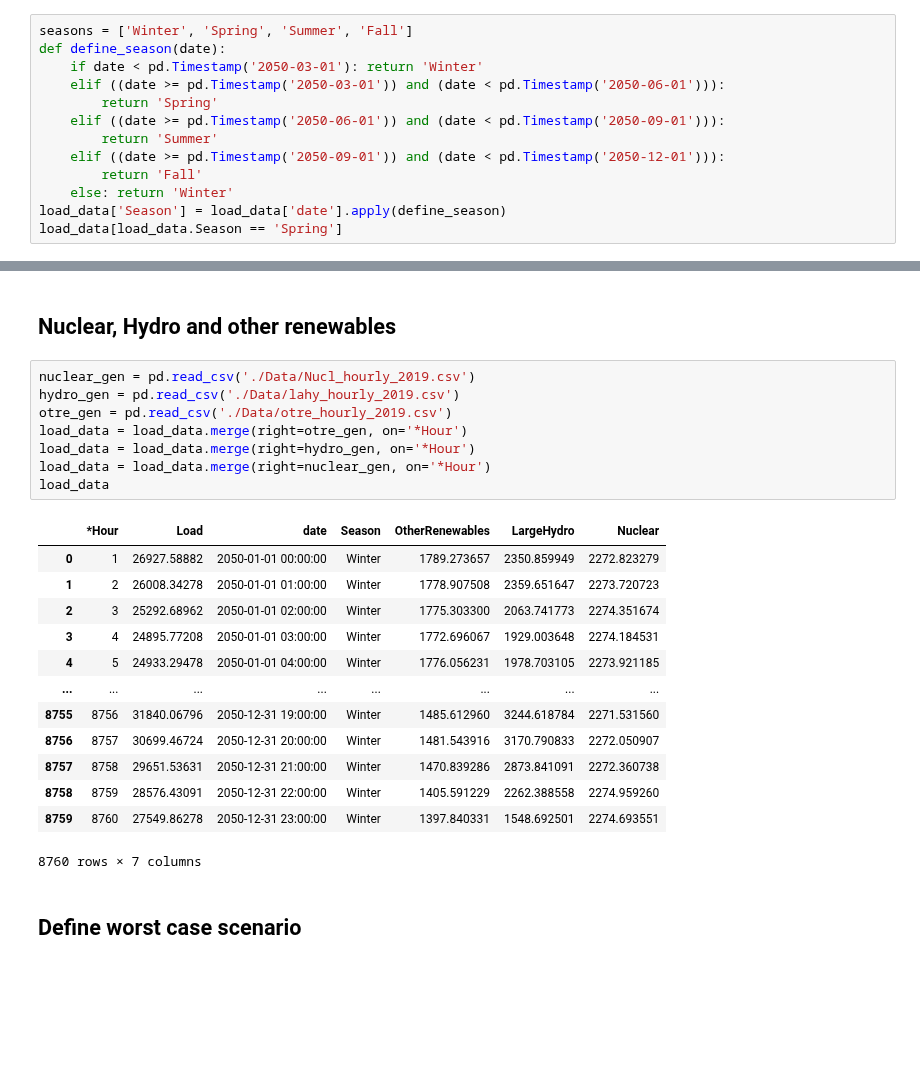
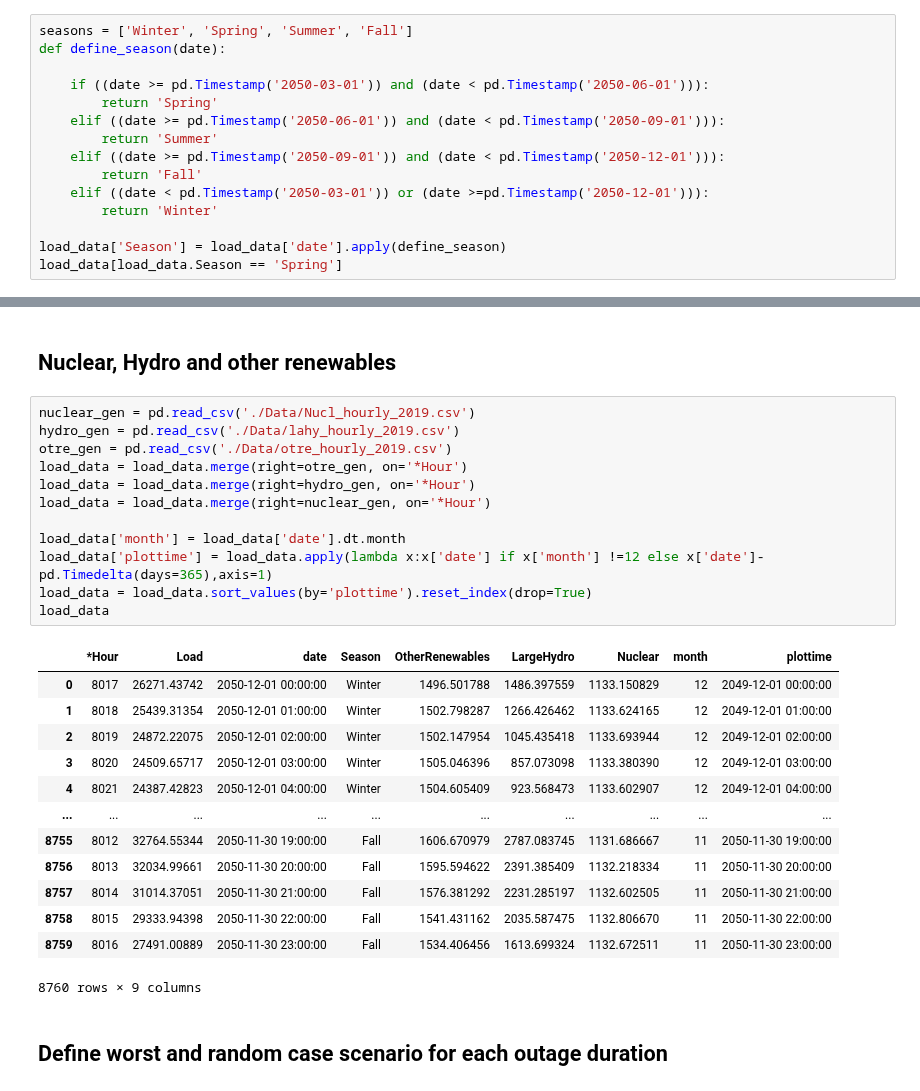
Before and after one commit to Omar0902/SDOM, a Jupyter notebook: resilience_scenarios.ipynb, the cells around one changed output, grey strips where cells are left out. Drawn from its saved outputs; the diff is of its cells as text; blank space fills up the shorter version.

Commit message:
script to create, save and plot resilience scenarios

```diff
--- a/resilience_scenarios.ipynb
+++ b/resilience_scenarios.ipynb
@@ -26,14 +29,16 @@ load_data
 # %%
 seasons = ['Winter', 'Spring', 'Summer', 'Fall']
 def define_season(date):
-    if date < pd.Timestamp('2050-03-01'): return 'Winter'
-    elif ((date >= pd.Timestamp('2050-03-01')) and (date < pd.Timestamp('2050-06-01'))):
+
+    if ((date >= pd.Timestamp('2050-03-01')) and (date < pd.Timestamp('2050-06-01'))):
         return 'Spring'
     elif ((date >= pd.Timestamp('2050-06-01')) and (date < pd.Timestamp('2050-09-01'))):
         return 'Summer'
     elif ((date >= pd.Timestamp('2050-09-01')) and (date < pd.Timestamp('2050-12-01'))):
         return 'Fall'
-    else: return 'Winter'
+    elif ((date < pd.Timestamp('2050-03-01')) or (date >=pd.Timestamp('2050-12-01'))):
+        return 'Winter'
+
 load_data['Season'] = load_data['date'].apply(define_season)
 load_data[load_data.Season == 'Spring']
 # %% [output]
@@ -55,27 +60,31 @@ load_data[load_data.Season == 'Spring']
 # %%
 nuclear_gen = pd.read_csv('./Data/Nucl_hourly_2019.csv')
 hydro_gen = pd.read_csv('./Data/lahy_hourly_2019.csv')
 otre_gen = pd.read_csv('./Data/otre_hourly_2019.csv')
 load_data = load_data.merge(right=otre_gen, on='*Hour')
 load_data = load_data.merge(right=hydro_gen, on='*Hour')
 load_data = load_data.merge(right=nuclear_gen, on='*Hour')
+
+load_data['month'] = load_data['date'].dt.month
+load_data['plottime'] = load_data.apply(lambda x:x['date'] if x['month'] !=12 else x['date']-pd.Timedelta(days=365),axis=1)
+load_data = load_data.sort_values(by='plottime').reset_index(drop=True)
 load_data
 # %% [output]
-|  | *Hour | Load | date | Season | OtherRenewables | LargeHydro | Nuclear |
-| 0 | 1 | 26927.58882 | 2050-01-01 00:00:00 | Winter | 1789.273657 | 2350.859949 | 2272.823279 |
-| 1 | 2 | 26008.34278 | 2050-01-01 01:00:00 | Winter | 1778.907508 | 2359.651647 | 2273.720723 |
-| 2 | 3 | 25292.68962 | 2050-01-01 02:00:00 | Winter | 1775.303300 | 2063.741773 | 2274.351674 |
-| 3 | 4 | 24895.77208 | 2050-01-01 03:00:00 | Winter | 1772.696067 | 1929.003648 | 2274.184531 |
-| 4 | 5 | 24933.29478 | 2050-01-01 04:00:00 | Winter | 1776.056231 | 1978.703105 | 2273.921185 |
-| ... | ... | ... | ... | ... | ... | ... | ... |
-| 8755 | 8756 | 31840.06796 | 2050-12-31 19:00:00 | Winter | 1485.612960 | 3244.618784 | 2271.531560 |
-| 8756 | 8757 | 30699.46724 | 2050-12-31 20:00:00 | Winter | 1481.543916 | 3170.790833 | 2272.050907 |
-| 8757 | 8758 | 29651.53631 | 2050-12-31 21:00:00 | Winter | 1470.839286 | 2873.841091 | 2272.360738 |
-| 8758 | 8759 | 28576.43091 | 2050-12-31 22:00:00 | Winter | 1405.591229 | 2262.388558 | 2274.959260 |
-| 8759 | 8760 | 27549.86278 | 2050-12-31 23:00:00 | Winter | 1397.840331 | 1548.692501 | 2274.693551 |
+|  | *Hour | Load | date | Season | OtherRenewables | LargeHydro | Nuclear | month | plottime |
+| 0 | 8017 | 26271.43742 | 2050-12-01 00:00:00 | Winter | 1496.501788 | 1486.397559 | 1133.150829 | 12 | 2049-12-01 00:00:00 |
+| 1 | 8018 | 25439.31354 | 2050-12-01 01:00:00 | Winter | 1502.798287 | 1266.426462 | 1133.624165 | 12 | 2049-12-01 01:00:00 |
+| 2 | 8019 | 24872.22075 | 2050-12-01 02:00:00 | Winter | 1502.147954 | 1045.435418 | 1133.693944 | 12 | 2049-12-01 02:00:00 |
+| 3 | 8020 | 24509.65717 | 2050-12-01 03:00:00 | Winter | 1505.046396 | 857.073098 | 1133.380390 | 12 | 2049-12-01 03:00:00 |
+| 4 | 8021 | 24387.42823 | 2050-12-01 04:00:00 | Winter | 1504.605409 | 923.568473 | 1133.602907 | 12 | 2049-12-01 04:00:00 |
+| ... | ... | ... | ... | ... | ... | ... | ... | ... | ... |
+| 8755 | 8012 | 32764.55344 | 2050-11-30 19:00:00 | Fall | 1606.670979 | 2787.083745 | 1131.686667 | 11 | 2050-11-30 19:00:00 |
+| 8756 | 8013 | 32034.99661 | 2050-11-30 20:00:00 | Fall | 1595.594622 | 2391.385409 | 1132.218334 | 11 | 2050-11-30 20:00:00 |
+| 8757 | 8014 | 31014.37051 | 2050-11-30 21:00:00 | Fall | 1576.381292 | 2231.285197 | 1132.602505 | 11 | 2050-11-30 21:00:00 |
+| 8758 | 8015 | 29333.94398 | 2050-11-30 22:00:00 | Fall | 1541.431162 | 2035.587475 | 1132.806670 | 11 | 2050-11-30 22:00:00 |
+| 8759 | 8016 | 27491.00889 | 2050-11-30 23:00:00 | Fall | 1534.406456 | 1613.699324 | 1132.672511 | 11 | 2050-11-30 23:00:00 |
-8760 rows × 7 columns
+8760 rows × 9 columns
 # %% [markdown]
-## Define worst case scenario
+## Define worst and random case scenario for each outage duration
 # %%
 scenario_dir = './resilience_scenarios/'
 os.makedirs(scenario_dir, exist_ok=True)
```
Also changed, not shown: parts of 7 cells of this notebook.
